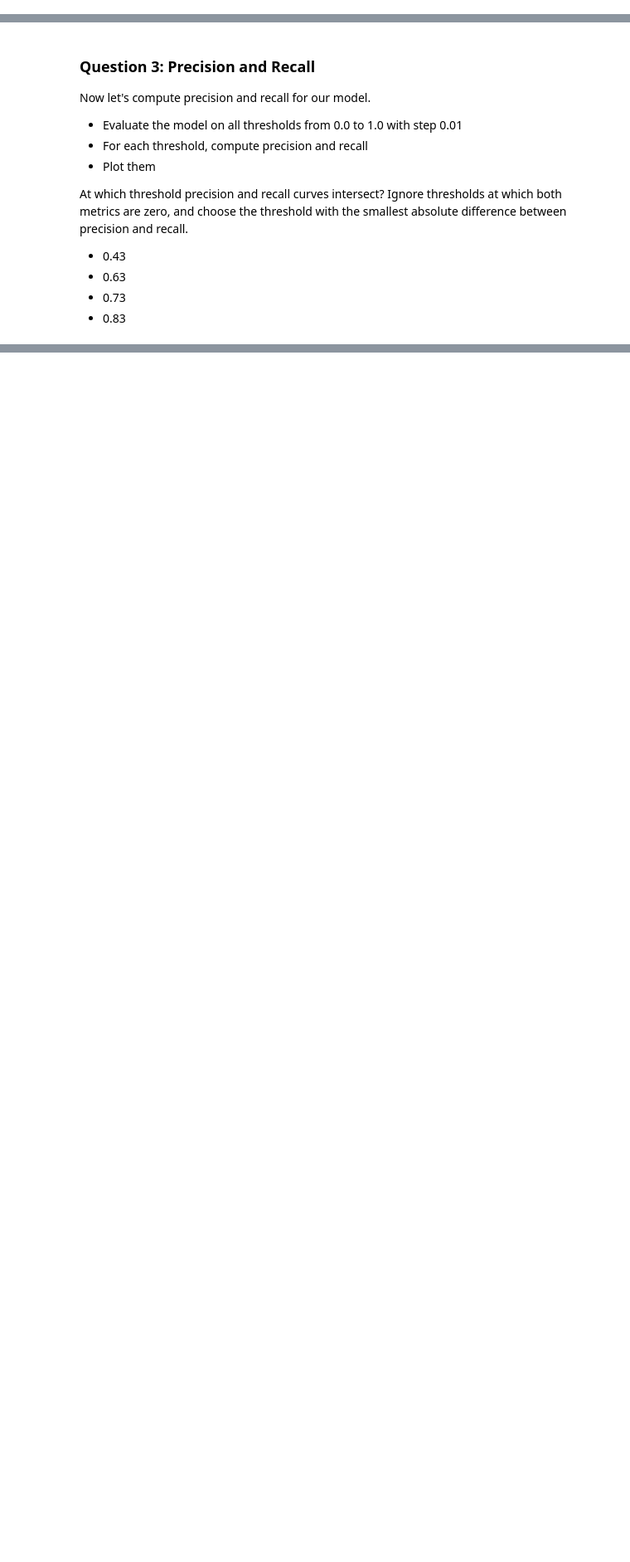
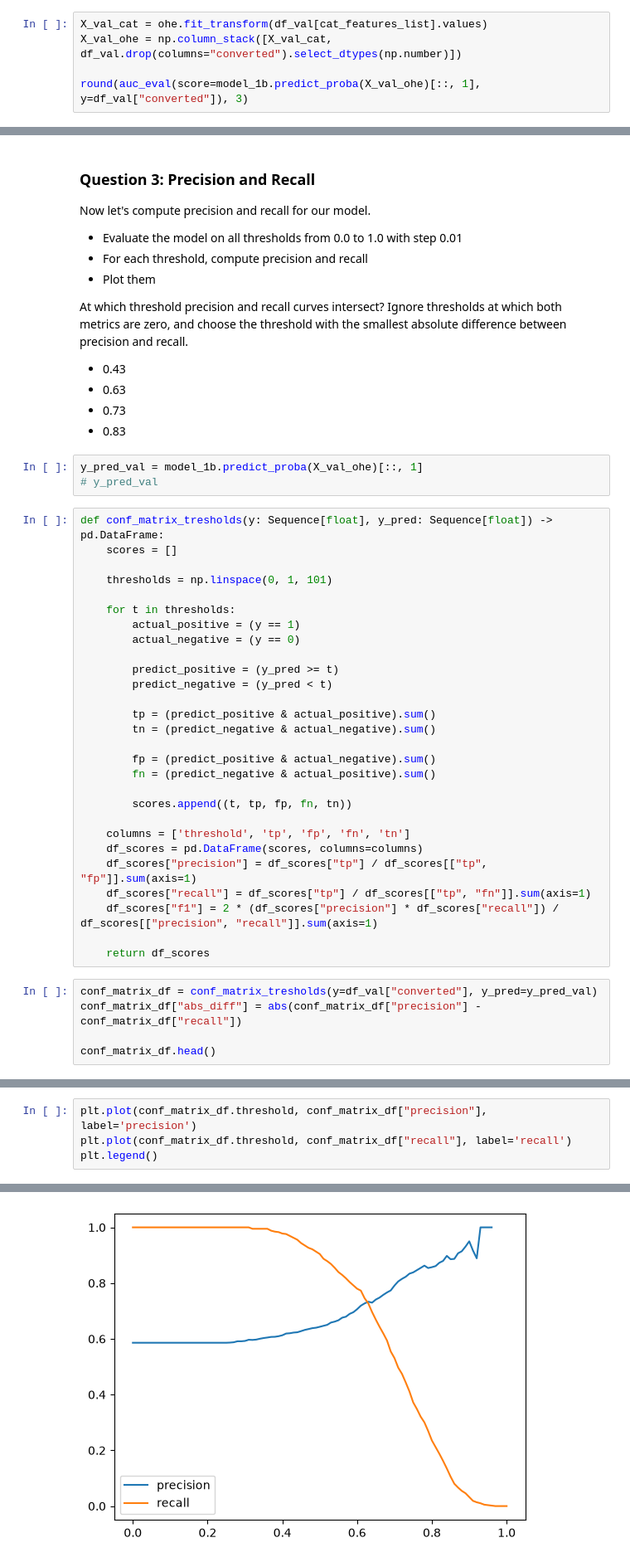
Before and after one commit to Adam-CQ/ml_zoomcamp_2026, a Jupyter notebook: notebooks/04_homework.ipynb, the cells around one changed output, grey strips where cells are left out. Shown at 83% size. Cells and saved outputs as stored; diff of their text form; blank space fills up the shorter version.

```diff
--- a/notebooks/04_homework.ipynb
+++ b/notebooks/04_homework.ipynb
@@ -112,0 +243,5 @@ X_train = dv.fit_transform(train_dict)
+# %%
+X_val_cat = ohe.fit_transform(df_val[cat_features_list].values)
+X_val_ohe = np.column_stack([X_val_cat, df_val.drop(columns="converted").select_dtypes(np.number)])
+
+round(auc_eval(score=model_1b.predict_proba(X_val_ohe)[::, 1], y=df_val["converted"]), 3)
@@ -128,3 +265,39 @@ absolute difference between precision and recall.
 * 0.63
 * 0.73
 * 0.83
+# %%
+y_pred_val = model_1b.predict_proba(X_val_ohe)[::, 1]
+# y_pred_val
+# %%
+def conf_matrix_tresholds(y: Sequence[float], y_pred: Sequence[float]) -> pd.DataFrame:
+    scores = []
+
+    thresholds = np.linspace(0, 1, 101)
+
+    for t in thresholds:
+        actual_positive = (y == 1)
+        actual_negative = (y == 0)
+
+        predict_positive = (y_pred >= t)
+        predict_negative = (y_pred < t)
+
+        tp = (predict_positive & actual_positive).sum()
+        tn = (predict_negative & actual_negative).sum()
+
+        fp = (predict_positive & actual_negative).sum()
+        fn = (predict_negative & actual_positive).sum()
+
+        scores.append((t, tp, fp, fn, tn))
+
+    columns = ['threshold', 'tp', 'fp', 'fn', 'tn']
+    df_scores = pd.DataFrame(scores, columns=columns)
+    df_scores["precision"] = df_scores["tp"] / df_scores[["tp", "fp"]].sum(axis=1)
+    df_scores["recall"] = df_scores["tp"] / df_scores[["tp", "fn"]].sum(axis=1)
+    df_scores["f1"] = 2 * (df_scores["precision"] * df_scores["recall"]) / df_scores[["precision", "recall"]].sum(axis=1)
+
+    return df_scores
+# %%
+conf_matrix_df = conf_matrix_tresholds(y=df_val["converted"], y_pred=y_pred_val)
+conf_matrix_df["abs_diff"] = abs(conf_matrix_df["precision"] - conf_matrix_df["recall"])
+
+conf_matrix_df.head()
@@ -130,0 +316,5 @@ absolute difference between precision and recall.
+# %%
+plt.plot(conf_matrix_df.threshold, conf_matrix_df["precision"], label='precision')
+plt.plot(conf_matrix_df.threshold, conf_matrix_df["recall"], label='recall')
+plt.legend()
+# %% [output]
@@ -131,3 +322,4 @@ absolute difference between precision and recall.
+[figure, added]
 # %% [markdown]
 ### Question 4: F1 score
 
```
Also changed, not shown: parts of 26 cells of this notebook, 3 other files.
